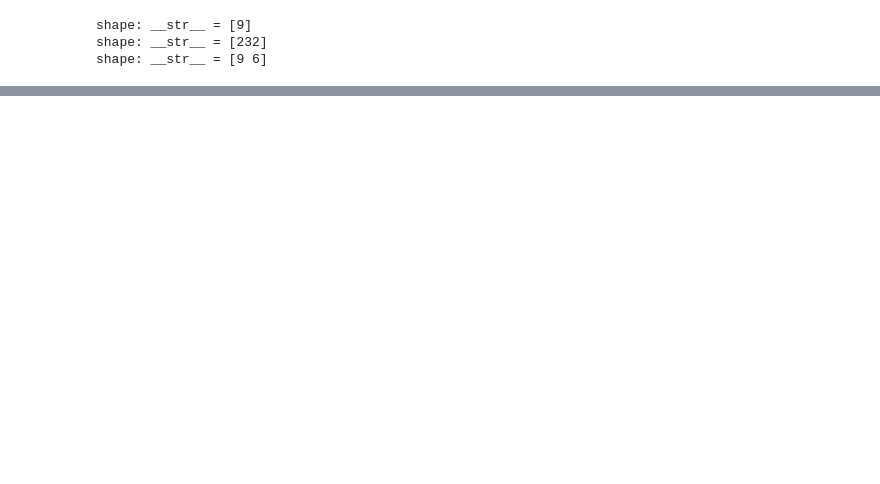
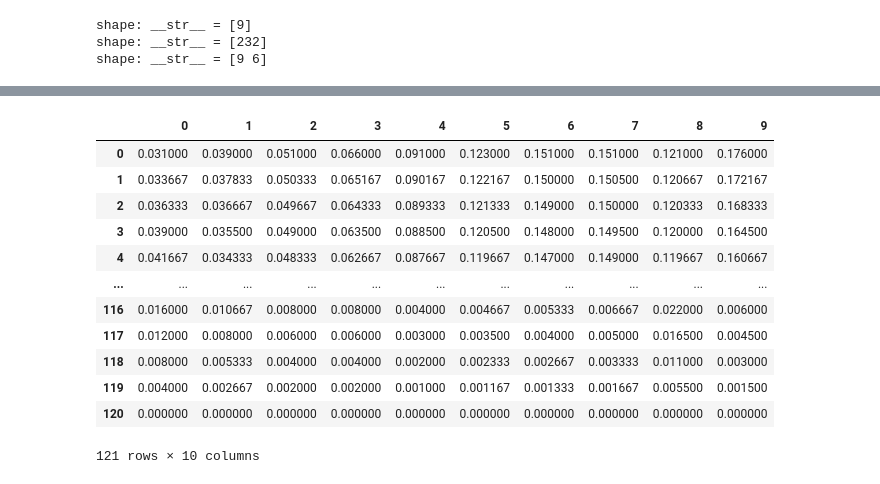
Before and after one commit to Tanavya/IPL-Simulation, a Jupyter notebook: simulation.ipynb, the cells around one changed output, grey strips where cells are left out. Cells and saved outputs as stored; diff of their text form; code cells hidden in the pictures; blank space fills up the shorter version.

```diff
--- a/simulation.ipynb
+++ b/simulation.ipynb
@@ -262,2 +227,5 @@ pm.save_trace(trace)
+# %%
+#loc = pm.save_trace(trace)
+loc = ".pymc_1.trace"
 # %%
 with model:
@@ -788,0 +469,16 @@ for(b in b0:120){
+# %%
+y
+# %% [output]
+|  | 0 | 1 | 2 | 3 | 4 | 5 | 6 | 7 | 8 | 9 |
+| 0 | 0.031000 | 0.039000 | 0.051000 | 0.066000 | 0.091000 | 0.123000 | 0.151000 | 0.151000 | 0.121000 | 0.176000 |
+| 1 | 0.033667 | 0.037833 | 0.050333 | 0.065167 | 0.090167 | 0.122167 | 0.150000 | 0.150500 | 0.120667 | 0.172167 |
+| 2 | 0.036333 | 0.036667 | 0.049667 | 0.064333 | 0.089333 | 0.121333 | 0.149000 | 0.150000 | 0.120333 | 0.168333 |
+| 3 | 0.039000 | 0.035500 | 0.049000 | 0.063500 | 0.088500 | 0.120500 | 0.148000 | 0.149500 | 0.120000 | 0.164500 |
+| 4 | 0.041667 | 0.034333 | 0.048333 | 0.062667 | 0.087667 | 0.119667 | 0.147000 | 0.149000 | 0.119667 | 0.160667 |
+| ... | ... | ... | ... | ... | ... | ... | ... | ... | ... | ... |
+| 116 | 0.016000 | 0.010667 | 0.008000 | 0.008000 | 0.004000 | 0.004667 | 0.005333 | 0.006667 | 0.022000 | 0.006000 |
+| 117 | 0.012000 | 0.008000 | 0.006000 | 0.006000 | 0.003000 | 0.003500 | 0.004000 | 0.005000 | 0.016500 | 0.004500 |
+| 118 | 0.008000 | 0.005333 | 0.004000 | 0.004000 | 0.002000 | 0.002333 | 0.002667 | 0.003333 | 0.011000 | 0.003000 |
+| 119 | 0.004000 | 0.002667 | 0.002000 | 0.002000 | 0.001000 | 0.001167 | 0.001333 | 0.001667 | 0.005500 | 0.001500 |
+| 120 | 0.000000 | 0.000000 | 0.000000 | 0.000000 | 0.000000 | 0.000000 | 0.000000 | 0.000000 | 0.000000 | 0.000000 |
+121 rows × 10 columns
```
Also changed, not shown: parts of 43 cells of this notebook, 3 other files.
